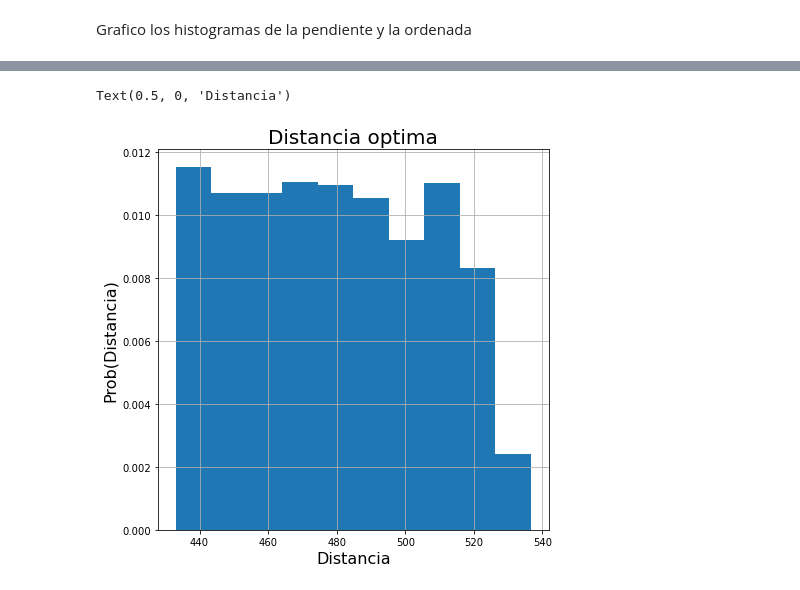
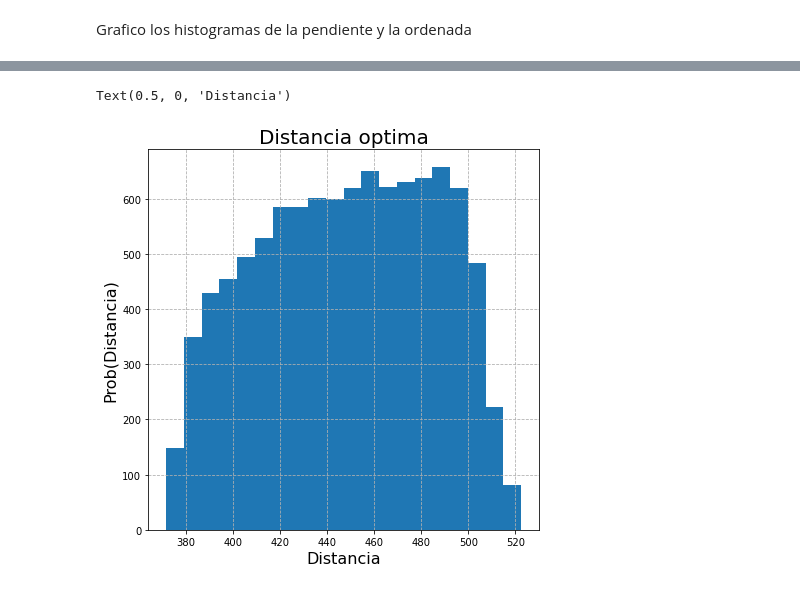
Before and after one commit to alexispacek/lab, a Jupyter notebook: Segundo ejercicio Lab 7.ipynb, the cells around one changed output, grey strips where cells are left out. Drawn from its saved outputs; the diff is of its cells as text; code cells hidden in the pictures.

```diff
--- a/Segundo ejercicio Lab 7.ipynb
+++ b/Segundo ejercicio Lab 7.ipynb
@@ -40,14 +40,16 @@ def evento(poligono,sigma,evento,recta):
     #Genero el punto random.
     random_point = in_hex(poligono)
     #calculo las distancias entre el evento y los 7 detectores.
-    distancias = []
-    for i in range(len(poligono)):
-        distancias.append(dist(random_point,poligono[i]))
+    distancias = np.zeros(7)
+    distancias[0] = dist(random_point,(0,0))
+    for i in range(1,len(distancias)):
+        distancias[i] = dist(random_point,poligono[i-1])
     #Genero la señal
     y = 100 - (100/433)*np.asarray(distancias)
     #Hago el ajuste
-    a1 = leastsq(func, params, (np.asarray(distancias), y))[0][1]
-    a2 = leastsq(func, params, (np.asarray(distancias), y))[0][0]
+    y_random = np.random.normal(loc = y,scale = sigma,size = 7)
+    a1 = leastsq(func, params, (np.asarray(distancias), y_random))[0][1]
+    a2 = leastsq(func, params, (np.asarray(distancias), y_random))[0][0]
     #Opcional visualizar el esquematico del evento
     if evento == True:
         plt.figure(figsize=(8,8))
@@ -63,15 +65,23 @@ def evento(poligono,sigma,evento,recta):
     #Opcional visualizar el ajuste del evento
     if recta == True:
         plt.figure(figsize=(7,7))
-        plt.plot(distancias,y)
+        plt.plot(distancias,y,color='blue')
+        plt.errorbar(distancias,y,yerr =sigma,ecolor='black')
+        plt.plot(distancias,y,'o',color = 'orange')
         plt.title('Ajuste del evento',size = 20)
-        plt.grid()
+        plt.grid(linestyle='--')
         plt.plot([],[],' ',label = f'Ordenada = {np.round(a1,3)}')
         plt.plot([],[],' ',label = f'Pendiente = {np.round(a2,3)}')
         plt.ylabel('y(x)',size = 16)
         plt.legend(fancybox=True, framealpha=1, shadow=True, borderpad=1)
         plt.xlabel('x',size = 16)
-    return(distancias,y,np.round(a1,5),np.round(a2,5),np.mean(distancias))
+    #Calculo la matriz de covarianza
+    Sum_x = np.sum(distancias)
+    Sum_x2 = np.sum(distancias**2)
+    N = len(distancias)
+    Delta = (N * Sum_x2) - (Sum_x ** 2)
+    cov = np.matrix([[(sigma**2/Delta)*Sum_x2,-(sigma**2/Delta)*Sum_x],[-(sigma**2/Delta)*Sum_x,(sigma**2/Delta)*N]])
+    return(distancias,y_random,np.round(a1,5),np.round(a2,5),np.mean(distancias),cov)
 # %% [markdown]
 Defino los puntos del hexagono. Me genero un punto al azar que vive dentro del hexagono. Grafico
 # %%
@@ -193,14 +201,14 @@ evento(poligono,5,True,True)
 # %%
-dist_optima = np.zeros(3000)
+dist_optima = np.zeros(10000)
 for i in range(len(dist_optima)):
     dist_optima[i] = evento(poligono,5,False,False)[4]
 # %%
 plt.figure(figsize=(7,7))
-plt.hist(dist_optima,density=True)
+plt.hist(dist_optima,bins = 20)
 plt.title('Distancia optima',size = 20)
-plt.grid()
+plt.grid(linestyle = '--')
 plt.ylabel('Prob(Distancia)',size = 16)
 plt.xlabel('Distancia',size = 16)
 # %% [output]
 Text(0.5, 0, 'Distancia')
-[figure, old version]
+[figure, new version]
```
Also changed, not shown: parts of 5 cells of this notebook, 1 other file.
